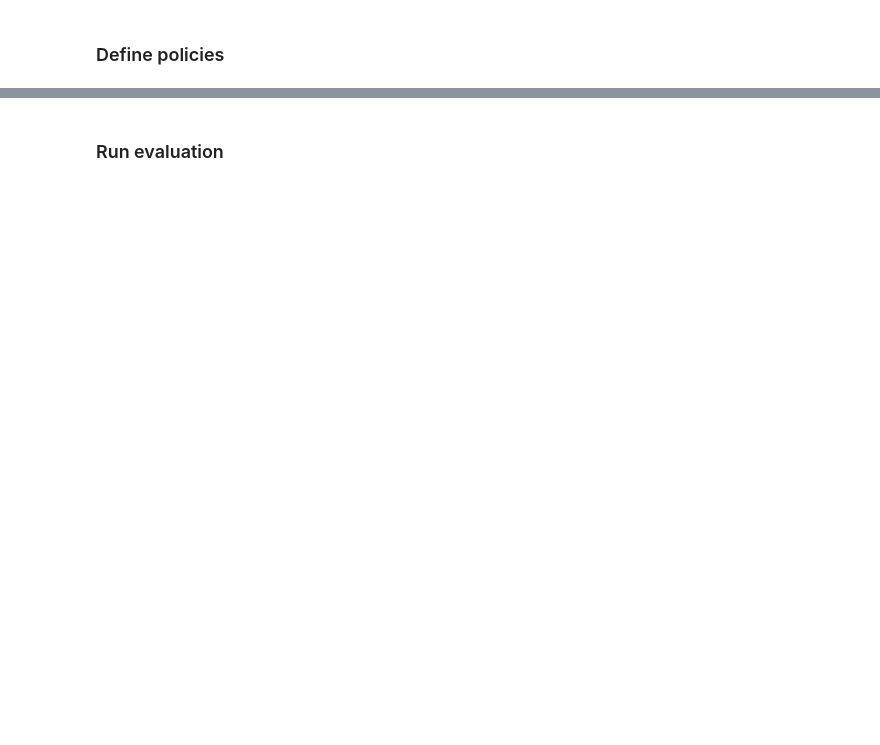
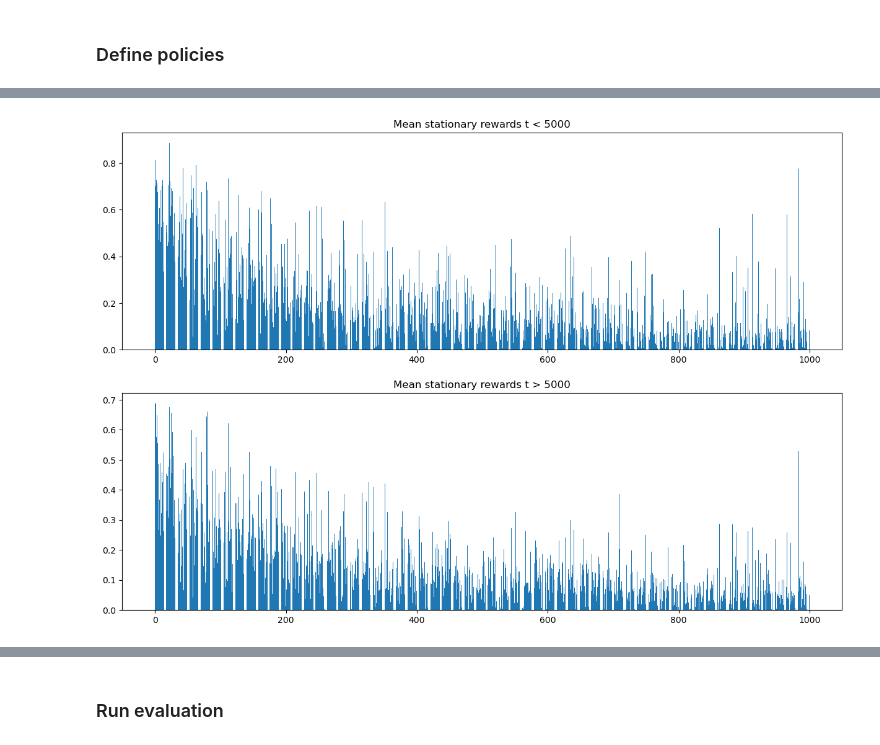
Before and after one commit to saeedghoorchian/BCMAB-RP, a Jupyter notebook: samples/13_test_movielens_non_stationary.ipynb, the cells around one changed output, grey strips where cells are left out. Saved outputs shown, nothing was run; the diff lists cells and outputs as text; code cells hidden in the pictures; blank space fills up the shorter version.

```diff
--- a/samples/13_test_movielens_non_stationary.ipynb
+++ b/samples/13_test_movielens_non_stationary.ipynb
@@ -114,0 +120,7 @@ def nonstationarity_function(trial, arm):
+# %%
+reward_vecs = np.zeros((times, 1000))
+users = dataset.generate_users(times, tune=False)
+
+for i, user_data in enumerate(users):
+    context, reward_vector, score_true, missing_vector = user_data
+    reward_vecs[i, :] = reward_vector
@@ -114,0 +145,10 @@ def nonstationarity_function(trial, arm):
+# %%
+fig, axs = plt.subplots(2,1, figsize=(15, 10))
+axs[0].bar(list(range(1000,)), np.mean(reward_vecs[:int(times/2)], axis=0))
+axs[0].set_title(f'Mean stationary rewards t < {int(times/2)}')
+
+axs[1].bar(list(range(1000,)), np.mean(reward_vecs[int(times/2):], axis=0))
+axs[1].set_title(f'Mean stationary rewards t > {int(times/2)}')
+plt.show()
+# %% [output]
+[figure, added]
```
Also changed, not shown: parts of 16 cells of this notebook, 6 other files.
